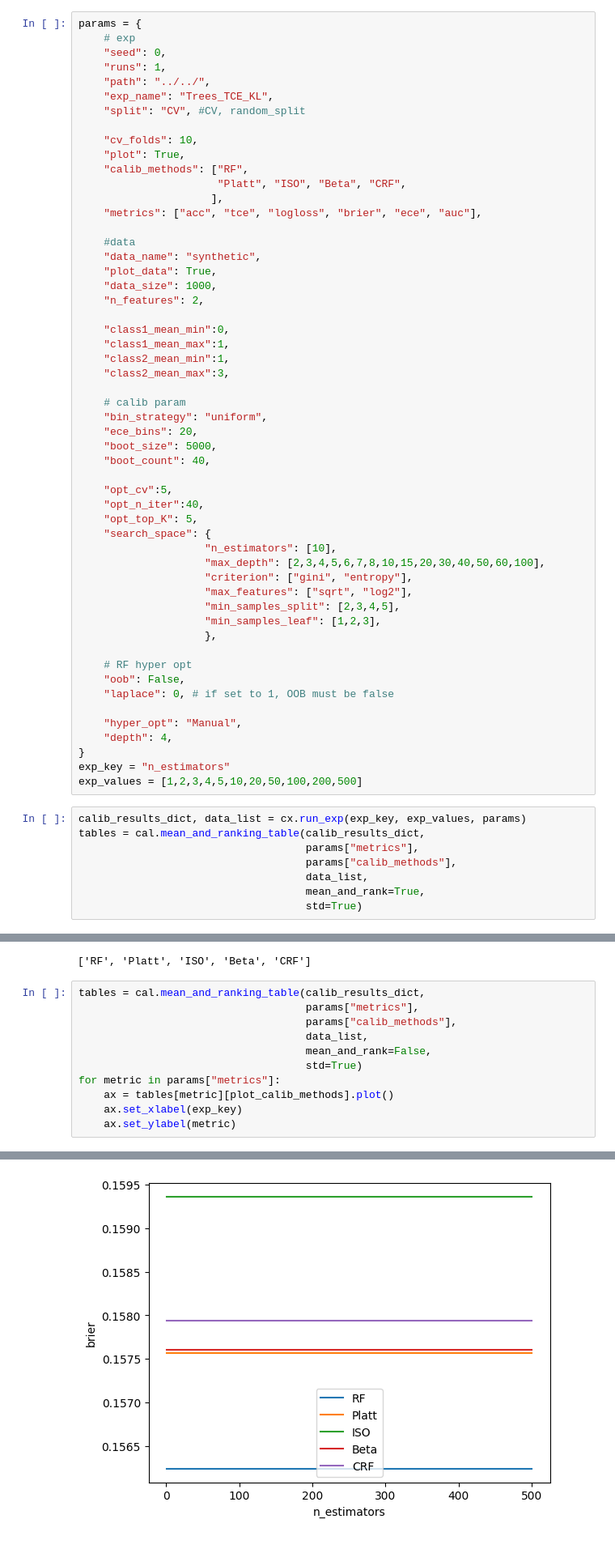
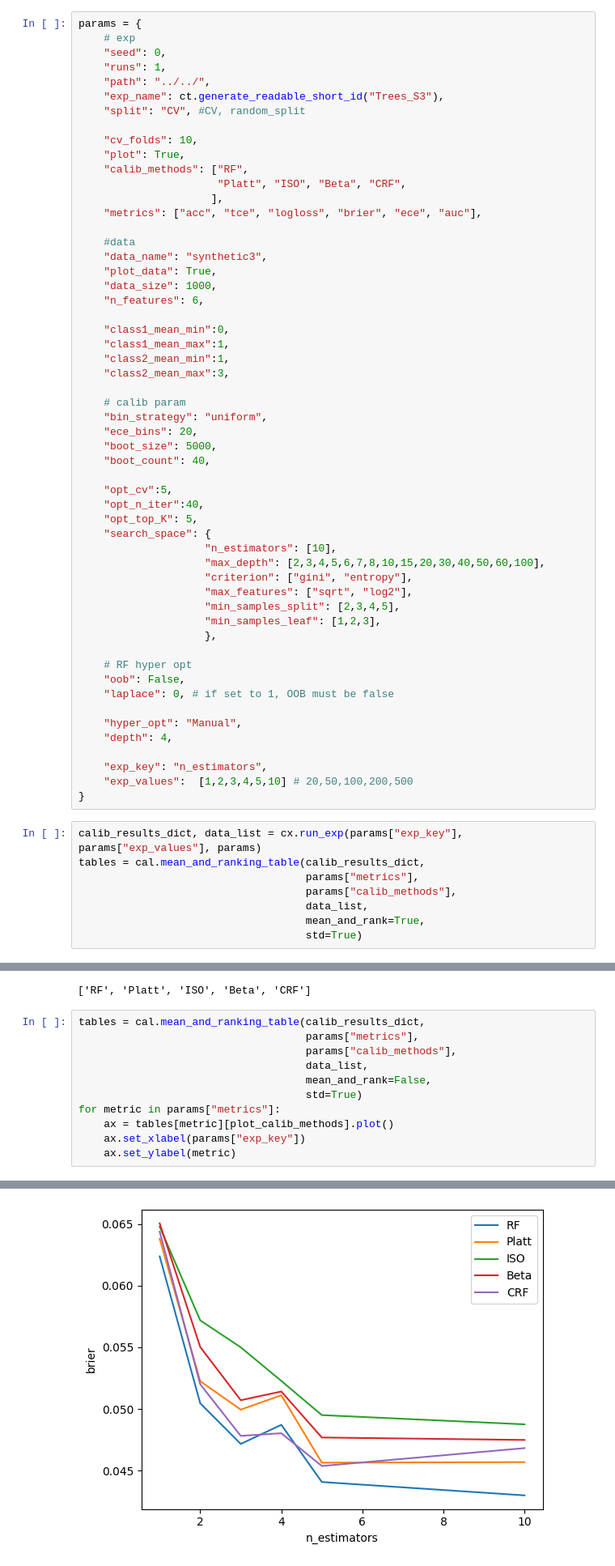
Before and after one commit to mhshaker/RF_ranking_calibration, a Jupyter notebook: Experiments/RF parameters/1_trees.ipynb, the cells around one changed output, grey strips where cells are left out. Shown at 81% size. Cells and saved outputs as stored; diff of their text form.

Commit message:
update to tree param - exp name

```diff
--- a/Experiments/RF parameters/1_trees.ipynb
+++ b/Experiments/RF parameters/1_trees.ipynb
@@ -16,7 +17,7 @@ params = {
     "seed": 0,
     "runs": 1,
     "path": "../../",
-    "exp_name": "Trees_TCE_KL",
+    "exp_name": ct.generate_readable_short_id("Trees_S3"),
     "split": "CV", #CV, random_split
 
     "cv_folds": 10,
@@ -27,10 +28,10 @@ params = {
     "metrics": ["acc", "tce", "logloss", "brier", "ece", "auc"],
 
     #data
-    "data_name": "synthetic",
+    "data_name": "synthetic3",
     "plot_data": True,
     "data_size": 1000,
-    "n_features": 2,
+    "n_features": 6,
 
     "class1_mean_min":0,
     "class1_mean_max":1,
@@ -61,11 +62,12 @@ params = {
 
     "hyper_opt": "Manual",
     "depth": 4,
+
+    "exp_key": "n_estimators",
+    "exp_values":  [1,2,3,4,5,10] # 20,50,100,200,500
 }
-exp_key = "n_estimators"
-exp_values = [1,2,3,4,5,10,20,50,100,200,500]
 # %%
-calib_results_dict, data_list = cx.run_exp(exp_key, exp_values, params)
+calib_results_dict, data_list = cx.run_exp(params["exp_key"], params["exp_values"], params)
 tables = cal.mean_and_ranking_table(calib_results_dict,
                                     params["metrics"],
                                     params["calib_methods"],
@@ -147,6 +128,6 @@ tables = cal.mean_and_ranking_table(calib_results_dict,
                                     std=True)
 for metric in params["metrics"]:
     ax = tables[metric][plot_calib_methods].plot()
-    ax.set_xlabel(exp_key)
+    ax.set_xlabel(params["exp_key"])
     ax.set_ylabel(metric)
 # %% [output]
@@ -156 +137 @@ for metric in params["metrics"]:
-[figure, old version]
+[figure, new version]
```
Also changed, not shown: parts of 5 cells of this notebook.
